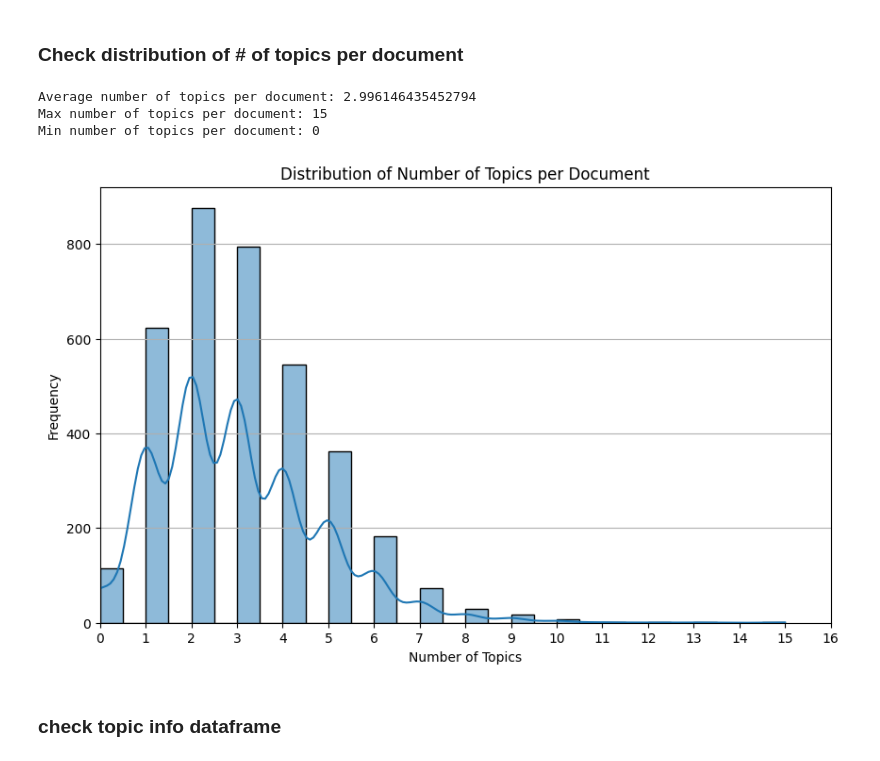
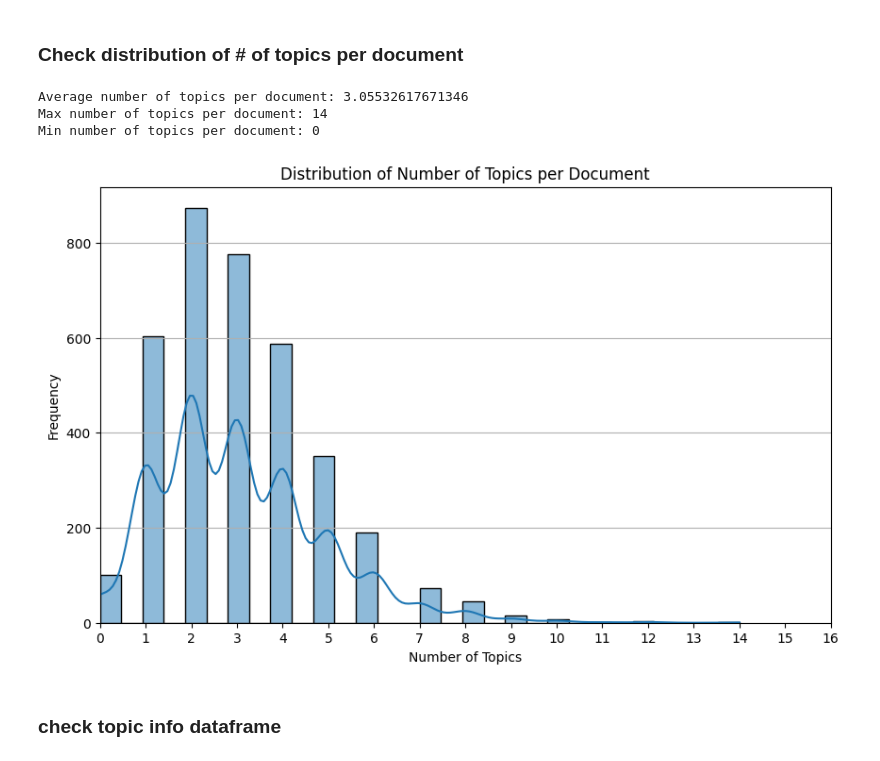
Before and after one commit to Brian-Konr/d2qplus, a Jupyter notebook: playground/topic-modeling/visualize.ipynb, the cells around one changed output. Saved outputs shown, nothing was run; the diff lists cells and outputs as text; code cells hidden in the pictures.

```diff
--- a/playground/topic-modeling/visualize.ipynb
+++ b/playground/topic-modeling/visualize.ipynb
@@ -6,33 +6,35 @@ TOPIC_BASE_DIR = "/home/guest/r12922050/GitHub/d2qplus/augmented-data/nfcorpus/t
 TOPIC_BASE_DIR = "/home/guest/r12922050/GitHub/d2qplus/augmented-data/nfcorpus/topics/0612-window_size_2-step_2"
 # %%
 import json
-with open(f"{TOPIC_BASE_DIR}/doc_topics.jsonl", "r") as f:
+CORPUS_TOPICS_PATH="/home/guest/r12922050/GitHub/d2qplus/augmented-data/nfcorpus/topics/0612-01/doc_topics.jsonl"
+
+with open(CORPUS_TOPICS_PATH, "r") as f:
     corpus_topic = [json.loads(line) for line in f]
 # average of topic num
 topic_num = []
 for doc in corpus_topic:
     topic_num.append(len(doc['topics']))
 
 print(f"Average number of topics per document: {sum(topic_num) / len(topic_num)}")
 print(f"Max number of topics per document: {max(topic_num)}")
 print(f"Min number of topics per document: {min(topic_num)}")
 import matplotlib.pyplot as plt
 import seaborn as sns
 import numpy as np
 plt.figure(figsize=(10, 6))
 sns.histplot(topic_num, bins=30, kde=True)
 plt.title('Distribution of Number of Topics per Document')
 plt.xlabel('Number of Topics')
 plt.ylabel('Frequency')
 plt.xlim(0, 16)
 plt.xticks(np.arange(0, 17))
 plt.grid(axis='y')
 plt.show()
 # %% [output]
-Average number of topics per document: 2.996146435452794
-Max number of topics per document: 15
+Average number of topics per document: 3.05532617671346
+Max number of topics per document: 14
 Min number of topics per document: 0
-[figure, old version]
+[figure, new version]
 # %% [markdown]
 ### check topic info dataframe
 # %%
```
Also changed, not shown: 18 other files.
